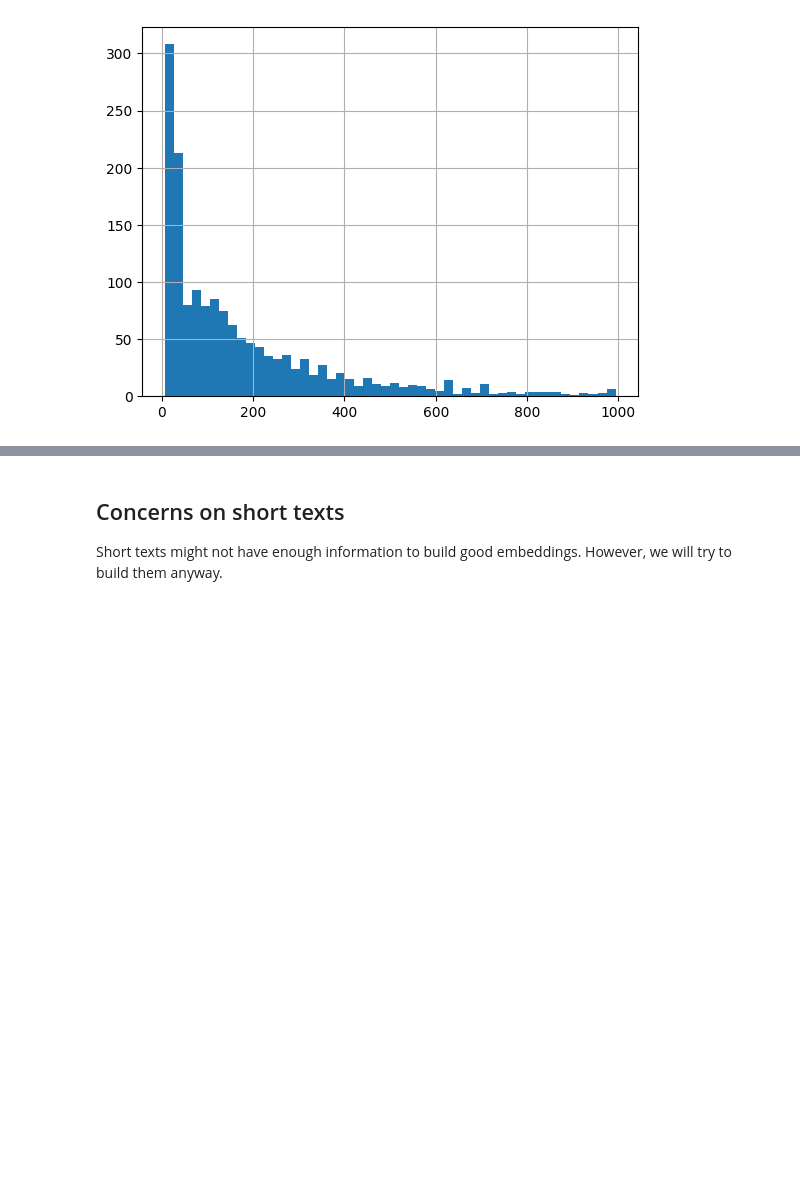
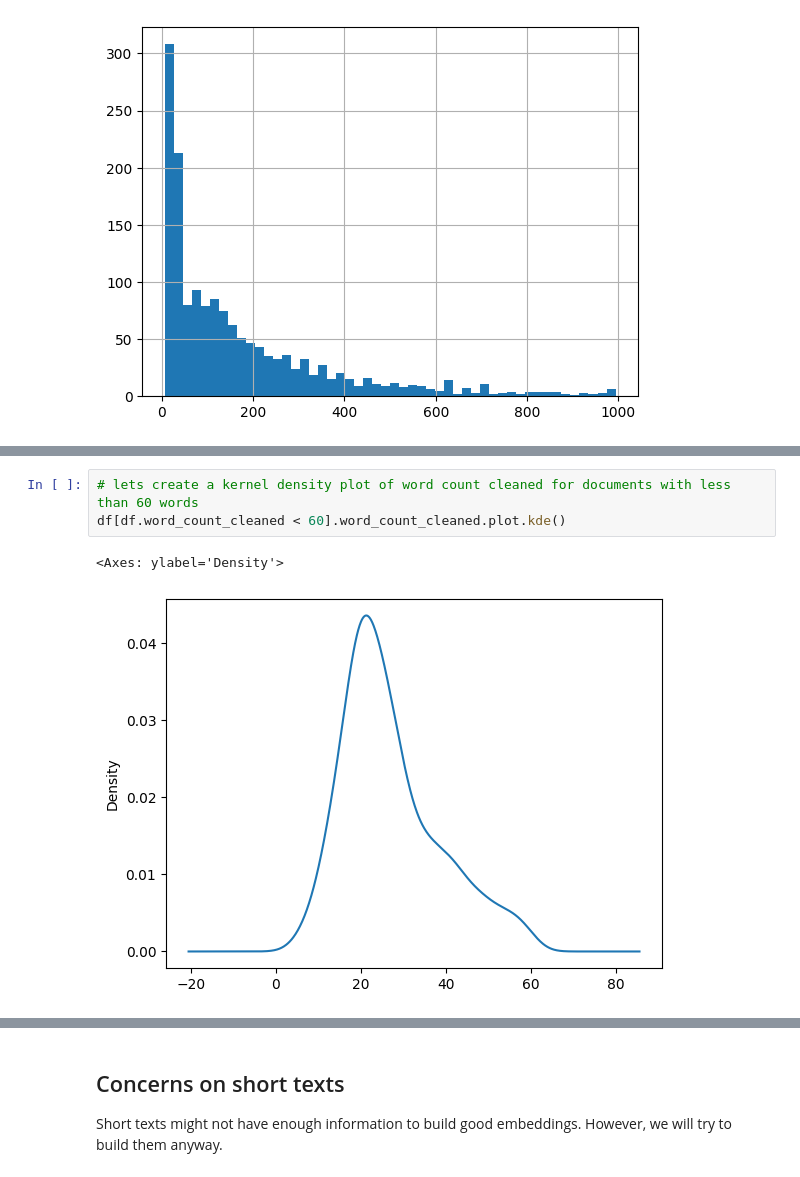
Before and after one commit to ValRCS/BSSDH_2024_workshop, a Jupyter notebook: notebooks/day1_part3_embeddings.ipynb, the cells around one changed output, grey strips where cells are left out. Saved outputs shown, nothing was run; the diff lists cells and outputs as text; blank space fills up the shorter version.

```diff
--- a/notebooks/day1_part3_embeddings.ipynb
+++ b/notebooks/day1_part3_embeddings.ipynb
@@ -157,0 +170,6 @@ df[df.word_count_cleaned < 1000].word_count_cleaned.hist(bins=50)
+# %%
+# lets create a kernel density plot of word count cleaned for documents with less than 60 words
+df[df.word_count_cleaned < 60].word_count_cleaned.plot.kde()
+# %% [output]
+<Axes: ylabel='Density'>
+[figure, added]
```
Also changed, not shown: parts of 33 cells of this notebook.
